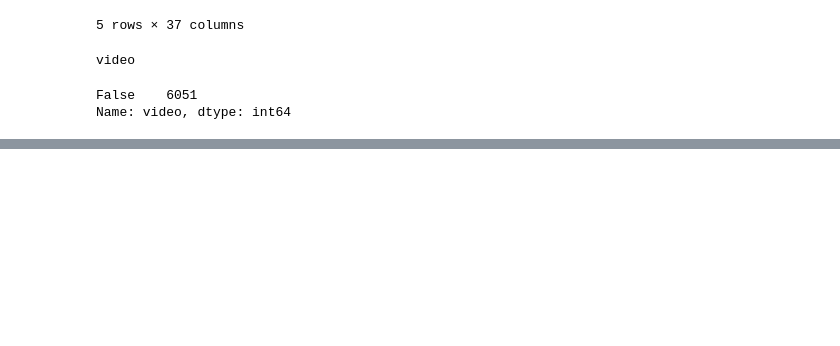
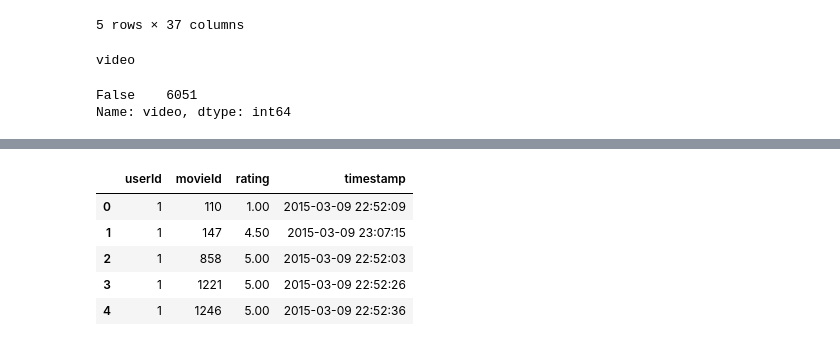
Before and after one commit to DonnieData/Movies-ETL, a Jupyter notebook: Movies_ETL.ipynb, the cells around one changed output, grey strips where cells are left out. Cells and saved outputs as stored; diff of their text form; code cells hidden in the pictures; blank space fills up the shorter version.

```diff
--- a/Movies_ETL.ipynb
+++ b/Movies_ETL.ipynb
@@ -1395,0 +1419,9 @@ movies_df.rename({'id':'kaggle_id',
+# %%
+ratings.head()
+# %% [output]
+|  | userId | movieId | rating | timestamp |
+| 0 | 1 | 110 | 1.00 | 2015-03-09 22:52:09 |
+| 1 | 1 | 147 | 4.50 | 2015-03-09 23:07:15 |
+| 2 | 1 | 858 | 5.00 | 2015-03-09 22:52:03 |
+| 3 | 1 | 1221 | 5.00 | 2015-03-09 22:52:26 |
+| 4 | 1 | 1246 | 5.00 | 2015-03-09 22:52:36 |
```
Also changed, not shown: parts of 11 cells of this notebook.
